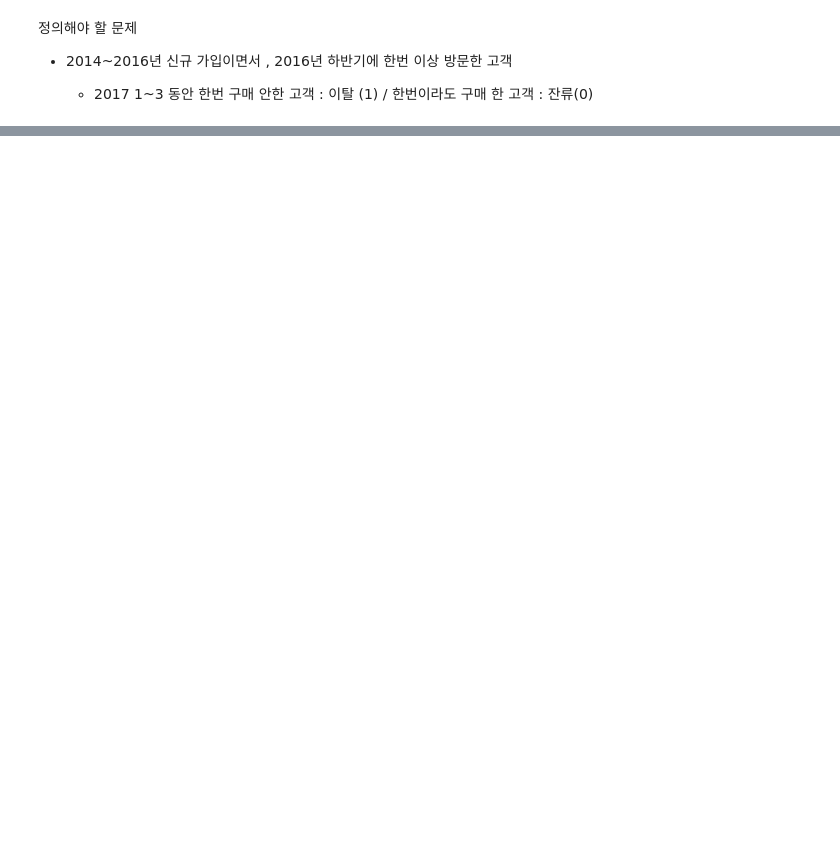
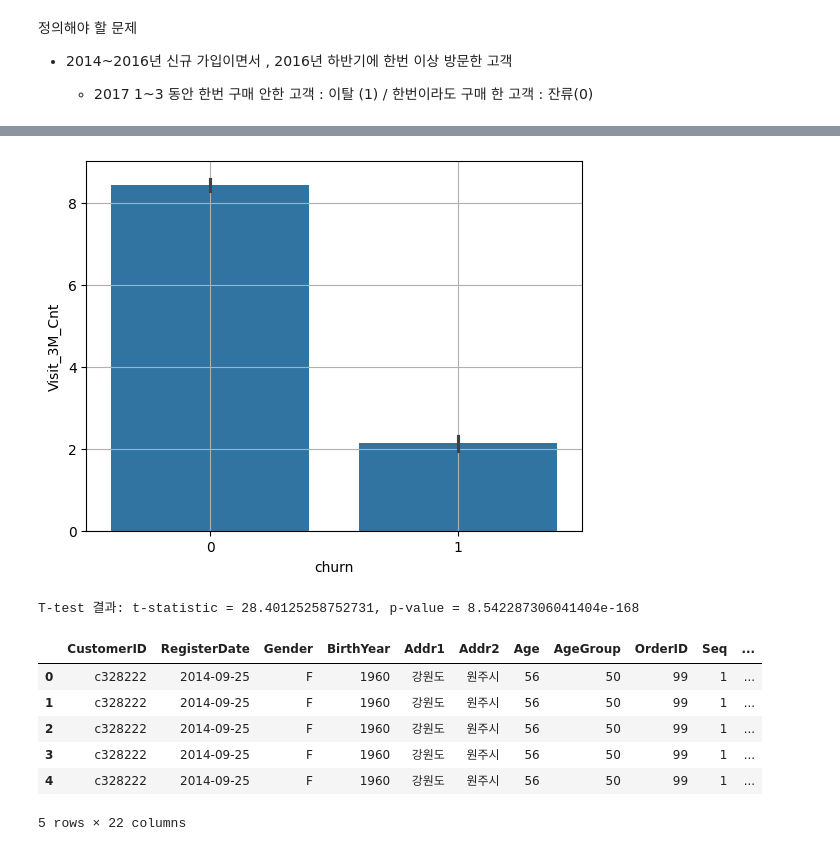
Before and after one commit to yangjung-woo/KT-Workspace, a Jupyter notebook: KT_AIVLE_DX_Regular_course/Week1/DX_미니프로젝트 1차_ 1일차 실습자료/구매패턴을 통한 이탈고객 예측(DX_미프1차_수도권지역_4반_11조).ipynb, the cells around one changed output, grey strips where cells are left out. Drawn from its saved outputs; the diff is of its cells as text; code cells hidden in the pictures; blank space fills up the shorter version.

```diff
--- a/KT_AIVLE_DX_Regular_course/Week1/DX_미니프로젝트 1차_ 1일차 실습자료/구매패턴을 통한 이탈고객 예측(DX_미프1차_수도권지역_4반_11조).ipynb
+++ b/KT_AIVLE_DX_Regular_course/Week1/DX_미니프로젝트 1차_ 1일차 실습자료/구매패턴을 통한 이탈고객 예측(DX_미프1차_수도권지역_4반_11조).ipynb
@@ -2117,0 +2203,15 @@ check.shape
+# %%
+check['Visit_3M_Cnt'] = check['Visit_3M_Cnt'].fillna(0)
+eda(check , 'churn' ,'Visit_3M_Cnt') # 2016-09 ~2016-12 동안 방문한 횟수  /
+# 이탈고객은 최근 3개월간 방문 횟수가 현저히 적음
+check.head()
+# %% [output]
+[figure, added]
+T-test 결과: t-statistic = 28.40125258752731, p-value = 8.542287306041404e-168
+|  | CustomerID | RegisterDate | Gender | BirthYear | Addr1 | Addr2 | Age | AgeGroup | OrderID | Seq | ... |
+| 0 | c328222 | 2014-09-25 | F | 1960 | 강원도 | 원주시 | 56 | 50 | 99 | 1 | ... |
+| 1 | c328222 | 2014-09-25 | F | 1960 | 강원도 | 원주시 | 56 | 50 | 99 | 1 | ... |
+| 2 | c328222 | 2014-09-25 | F | 1960 | 강원도 | 원주시 | 56 | 50 | 99 | 1 | ... |
+| 3 | c328222 | 2014-09-25 | F | 1960 | 강원도 | 원주시 | 56 | 50 | 99 | 1 | ... |
+| 4 | c328222 | 2014-09-25 | F | 1960 | 강원도 | 원주시 | 56 | 50 | 99 | 1 | ... |
+5 rows × 22 columns
```
Also changed, not shown: parts of 12 cells of this notebook, 24 other files.
